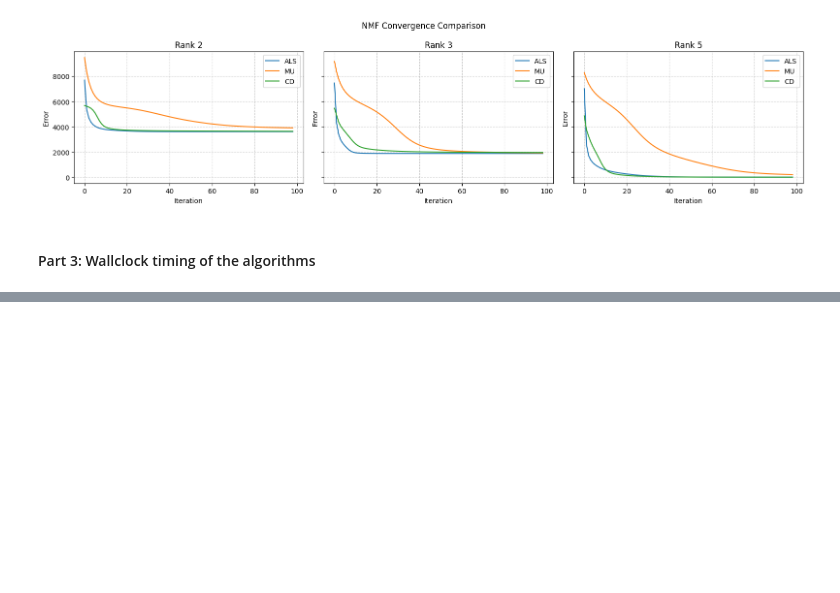
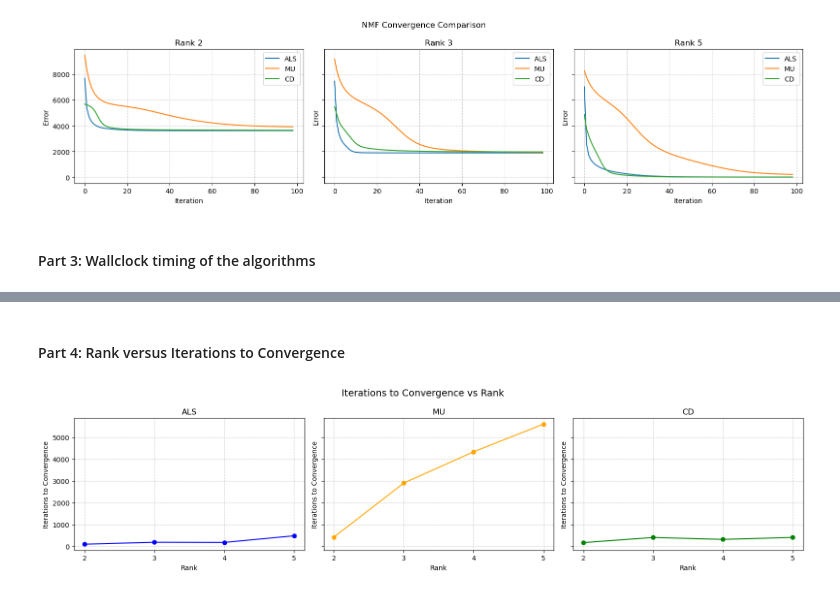
Before and after one commit to d-koding/nmf-algs, a Jupyter notebook: algorithms/main.ipynb, the cells around one changed output, grey strips where cells are left out. Cells and saved outputs as stored; diff of their text form; code cells hidden in the pictures; blank space fills up the shorter version.

```diff
--- a/algorithms/main.ipynb
+++ b/algorithms/main.ipynb
@@ -138,23 +147,23 @@ X = generate_matrix(m=100, r=5, seed=seed_today)
 seed = seed_today // 2
 
 
-def run_algs(seed_nmf, iters, rank):
+def run_algs(M, seed_nmf, iters, rank):
     # Run stable ALS
-    _, _, errs_als = project_NMF(X, r=rank, solver=als_update_step,
+    _, _, errs_als, _, times_als = project_NMF(V=M, r=rank, solver=als_update_step,
                         seed=seed_nmf, max_iter=iters)
 
     # Run multiplicative update
-    _, _, errs_mu = project_NMF(X, r=rank, solver=mult_update_step,
+    _, _, errs_mu, _, times_mu = project_NMF(V=M, r=rank, solver=mult_update_step,
                         seed=seed_nmf, max_iter=iters)
 
     # Run coordinate descent
-    _, _, errs_cd = project_NMF(X, r=rank, solver=cd_update_step,
+    _, _, errs_cd, _, times_cd = project_NMF(V=M, r=rank, solver=cd_update_step,
                         seed=seed_nmf, max_iter=iters)
 
-    return errs_als, errs_mu, errs_cd
+    return errs_als, errs_mu, errs_cd, times_als, times_mu, times_cd
 
 
-errs_als, errs_mu, errs_cd = run_algs(seed_nmf = seed, iters=100, rank=5)
+errs_als, errs_mu, errs_cd, _, _, _ = run_algs(M=X, seed_nmf = seed, iters=6000, rank=5)
 # Print some diagnostic values
 print("ALS_stable final error:", errs_als[-1])
 print("MU final error:", errs_mu[-1])
@@ -173,13 +182,13 @@ CD first 5 errors: [np.float64(6339.130668706811), np.float64(4858.3816940520455
 <h4>Part 2: Plot errors over iteration<h4>
 # %%
 # run with rank 2
-errs_als_2, errs_mu_2, errs_cd_2 = run_algs(seed_nmf = seed, iters=100, rank=2)
+errs_als_2, errs_mu_2, errs_cd_2, _, _, _ = run_algs(M=X, seed_nmf = seed, iters=100, rank=2)
 
 # run with rank 3
-errs_als_3, errs_mu_3, errs_cd_3 = run_algs(seed_nmf = seed, iters=100, rank=3)
+errs_als_3, errs_mu_3, errs_cd_3, _, _, _ = run_algs(M=X, seed_nmf = seed, iters=100, rank=3)
 
 # run with rank 5
-errs_als_5, errs_mu_5, errs_cd_5 = run_algs(seed_nmf = seed, iters=100, rank=5)
+errs_als_5, errs_mu_5, errs_cd_5, _, _, _ = run_algs(M=X, seed_nmf = seed, iters=100, rank=5)
 # %%
 def convergence_comparison(errs_als, errs_mu, errs_cd, rank):
     fig, axes = plt.subplots(1, 3, figsize=(16, 4), sharey=True)
@@ -380,0 +390,53 @@ plt.show()
+# %% [markdown]
+<h4>Part 4: Rank versus Iterations to Convergence</h4>
+# %%
+ranks = [2, 3, 4, 5]
+
+iters_als = []
+iters_mu = []
+iters_cd = []
+
+seed_today = 11132025
+
+for r in ranks:
+
+    X_r = generate_matrix(m=100, r=r, seed=seed_today)
+    seed = seed_today // 2
+
+    _, _, _, iterations_als, _ = project_NMF(
+        V=X_r, r=r, solver=als_update_step,
+        seed=seed, max_iter=6000
+    )
+    iters_als.append(iterations_als)
+
+    _, _, _, iterations_mu_alg, _ = project_NMF(
+        V=X_r, r=r, solver=mult_update_step,
+        seed=seed, max_iter=6000
+    )
+    iters_mu.append(iterations_mu_alg)
+
+    _, _, _, iterations_cd_alg, _ = project_NMF(
+        V=X_r, r=r, solver=cd_update_step,
+        seed=seed, max_iter=6000
+    )
+    iters_cd.append(iterations_cd_alg)
+
+def compare_iterations(ax, ranks, iters, title, color):
+    ax.plot(ranks, iters, marker='o', color=color)
+    ax.set_xlabel("Rank")
+    ax.set_ylabel("Iterations to Convergence")
+    ax.set_title(title)
+    ax.set_xticks(ranks)
+    ax.grid(True, linestyle="--", alpha=0.6)
+
+fig, axes = plt.subplots(1, 3, figsize=(16, 4), sharey=True)
+
+compare_iterations(axes[0], ranks, iters_als, "ALS", "blue")
+compare_iterations(axes[1], ranks, iters_mu,  "MU",  "orange")
+compare_iterations(axes[2], ranks, iters_cd,  "CD",  "green")
+
+fig.suptitle("Iterations to Convergence vs Rank", fontsize=14)
+plt.tight_layout()
+plt.show()
+# %% [output]
+[figure, added]
```
Also changed, not shown: parts of 7 cells of this notebook.
